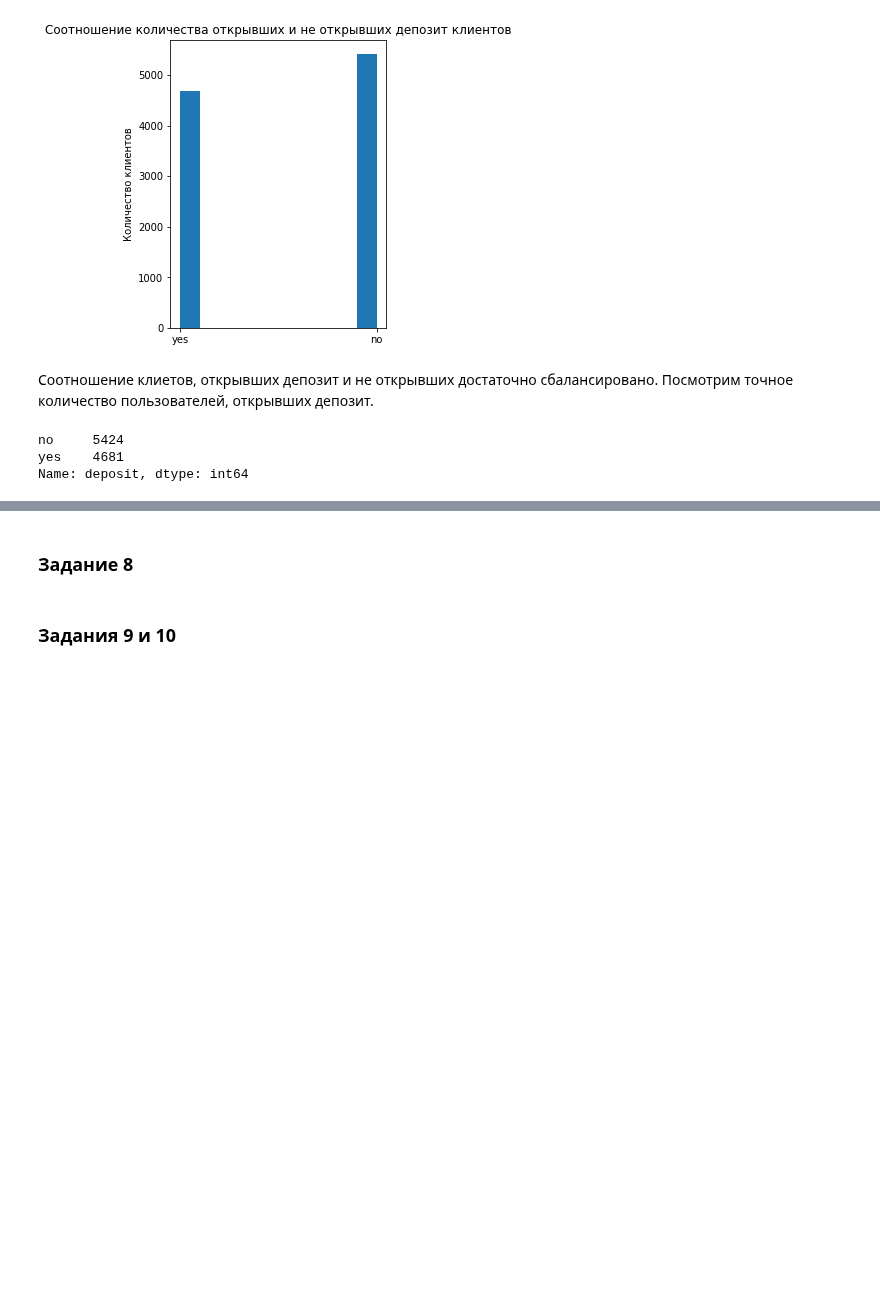
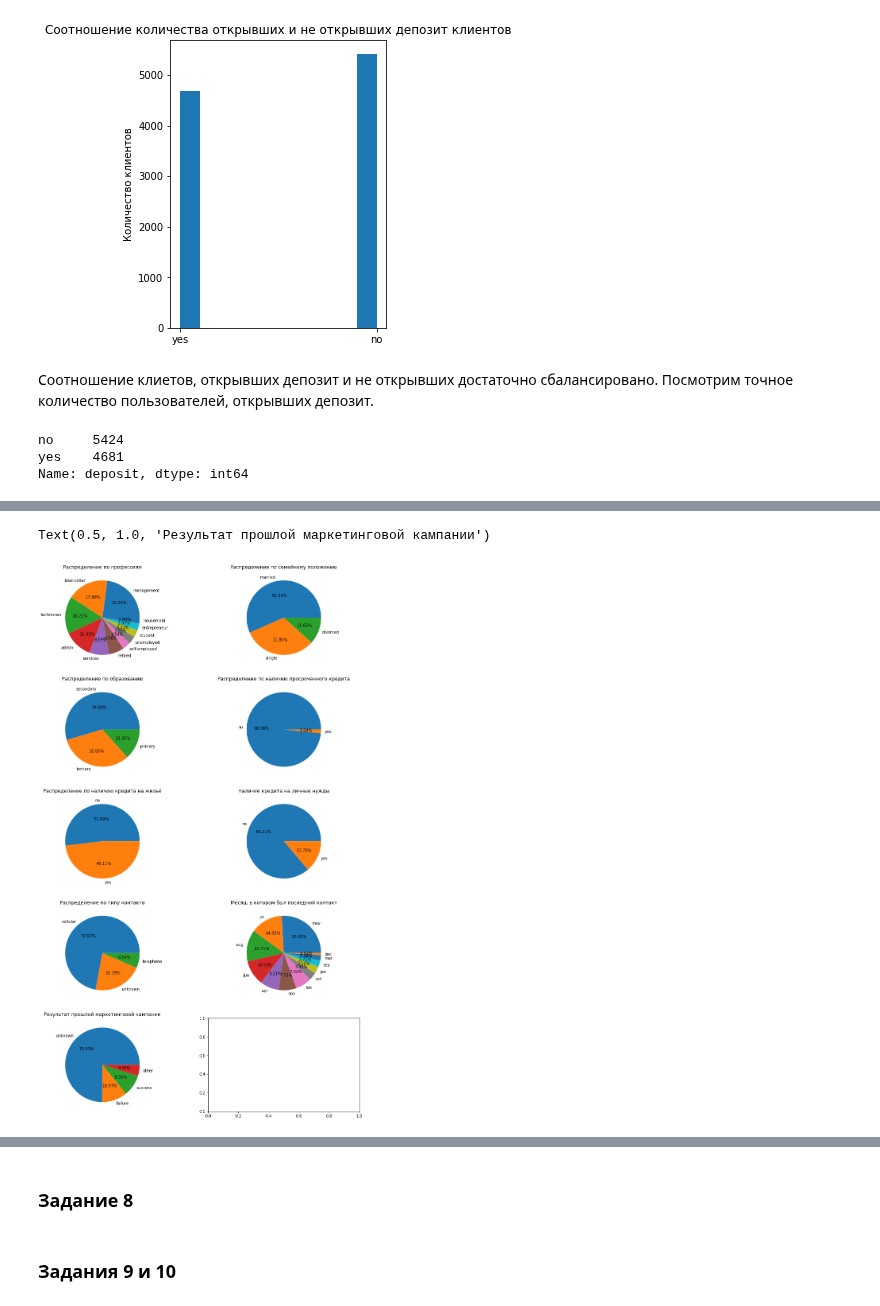
Before and after one commit to UdTatyana/SF-Data-Science, a Jupyter notebook: project_4/Project_4_ML.ipynb, the cells around one changed output, grey strips where cells are left out. Cells and saved outputs as stored; diff of their text form; code cells hidden in the pictures; blank space fills up the shorter version.

```diff
--- a/project_4/Project_4_ML.ipynb
+++ b/project_4/Project_4_ML.ipynb
@@ -213,0 +265,78 @@ Name: deposit, dtype: int64
+# %%
+fig, axes = plt.subplots(nrows=5, ncols=2,figsize=(15,25))
+
+# круговая диаграмма для профессий
+job_top = df['job'].value_counts()
+axes[0,0].pie(
+    job_top,
+    labels=job_top.index, # названия секторов - индексы
+    autopct='%.2f%%', # подписи - округление до 2 знаков + '%'
+)
+axes[0,0].set_title('Распределение по профессиям') # название графика
+
+marital = df['marital'].value_counts()
+axes[0,1].pie(
+    marital,
+    labels=marital.index,
+    autopct='%.2f%%',
+)
+axes[0,1].set_title('Распределение по семейному положению')
+
+education = df['education'].value_counts()
+axes[1,0].pie(
+    education,
+    labels=education.index,
+    autopct='%.2f%%',
+)
+axes[1,0].set_title('Распределение по образованию')
+
+default = df['default'].value_counts()
+axes[1,1].pie(
+    default,
+    labels=default.index,
+    autopct='%.2f%%',
+)
+axes[1,1].set_title('Распределение по наличию просроченного кредита')
+
+housing = df['housing'].value_counts()
+axes[2,0].pie(
+    housing,
+    labels=housing.index,
+    autopct='%.2f%%',
+)
+axes[2,0].set_title('Распределение по наличию кредита на жильё')
+
+loan = df['loan'].value_counts()
+axes[2,1].pie(
+    loan,
+    labels=loan.index,
+    autopct='%.2f%%',
+)
+axes[2,1].set_title('Наличие кредита на личные нужды')
+
+contact = df['contact'].value_counts()
+axes[3,0].pie(
+    contact,
+    labels=contact.index,
+    autopct='%.2f%%',
+)
+axes[3,0].set_title('Распределение по типу контакта')
+
+month = df['month'].value_counts()
+axes[3,1].pie(
+    month,
+    labels=month.index,
+    autopct='%.2f%%',
+)
+axes[3,1].set_title('Месяц, в котором был последний контакт')
+
+poutcome = df['poutcome'].value_counts()
+axes[4,0].pie(
+    poutcome,
+    labels=poutcome.index,
+    autopct='%.2f%%',
+)
+axes[4,0].set_title('Результат прошлой маркетинговой кампании')
+# %% [output]
+Text(0.5, 1.0, 'Результат прошлой маркетинговой кампании')
+[figure, added]
```
Also changed, not shown: parts of 23 cells of this notebook.
